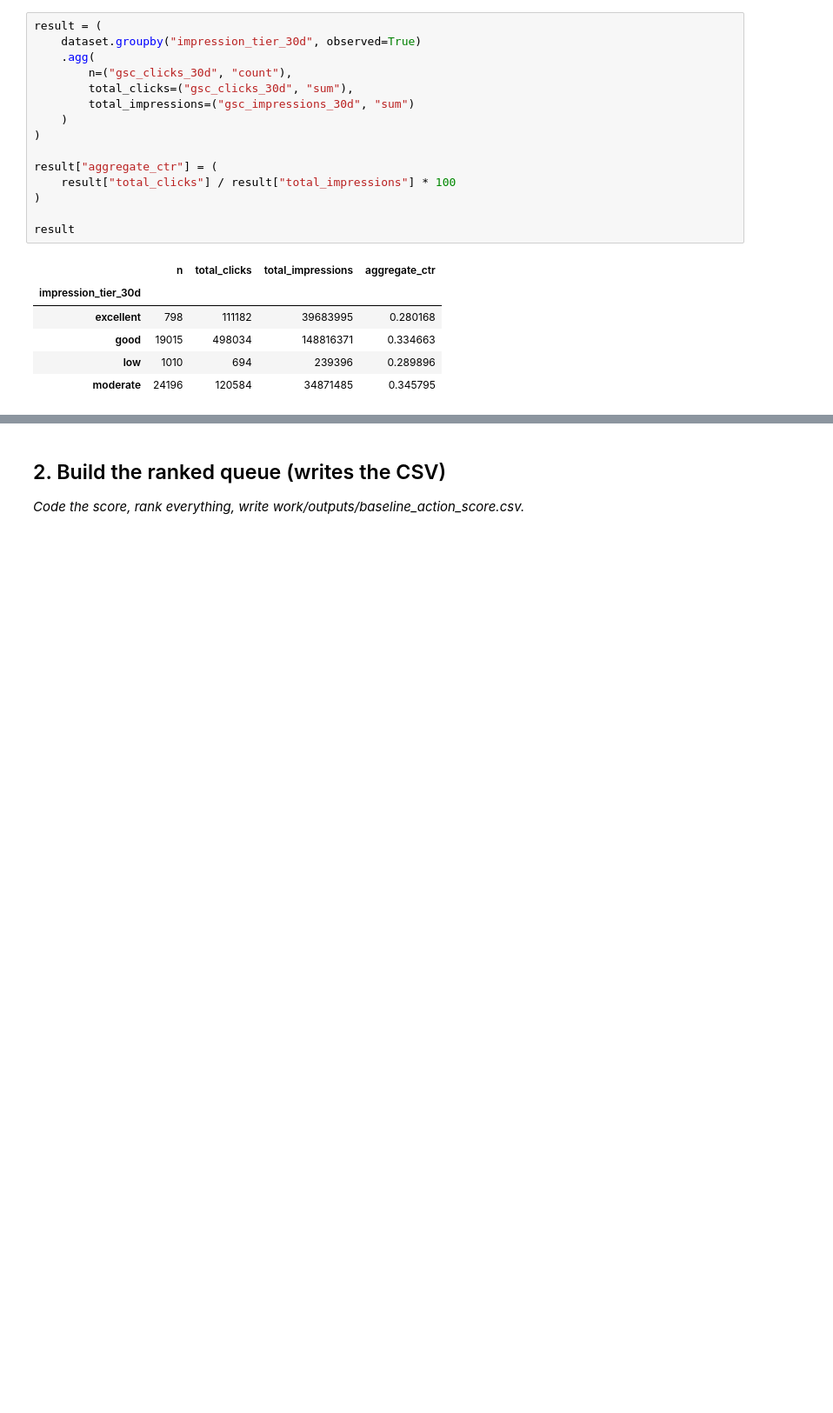
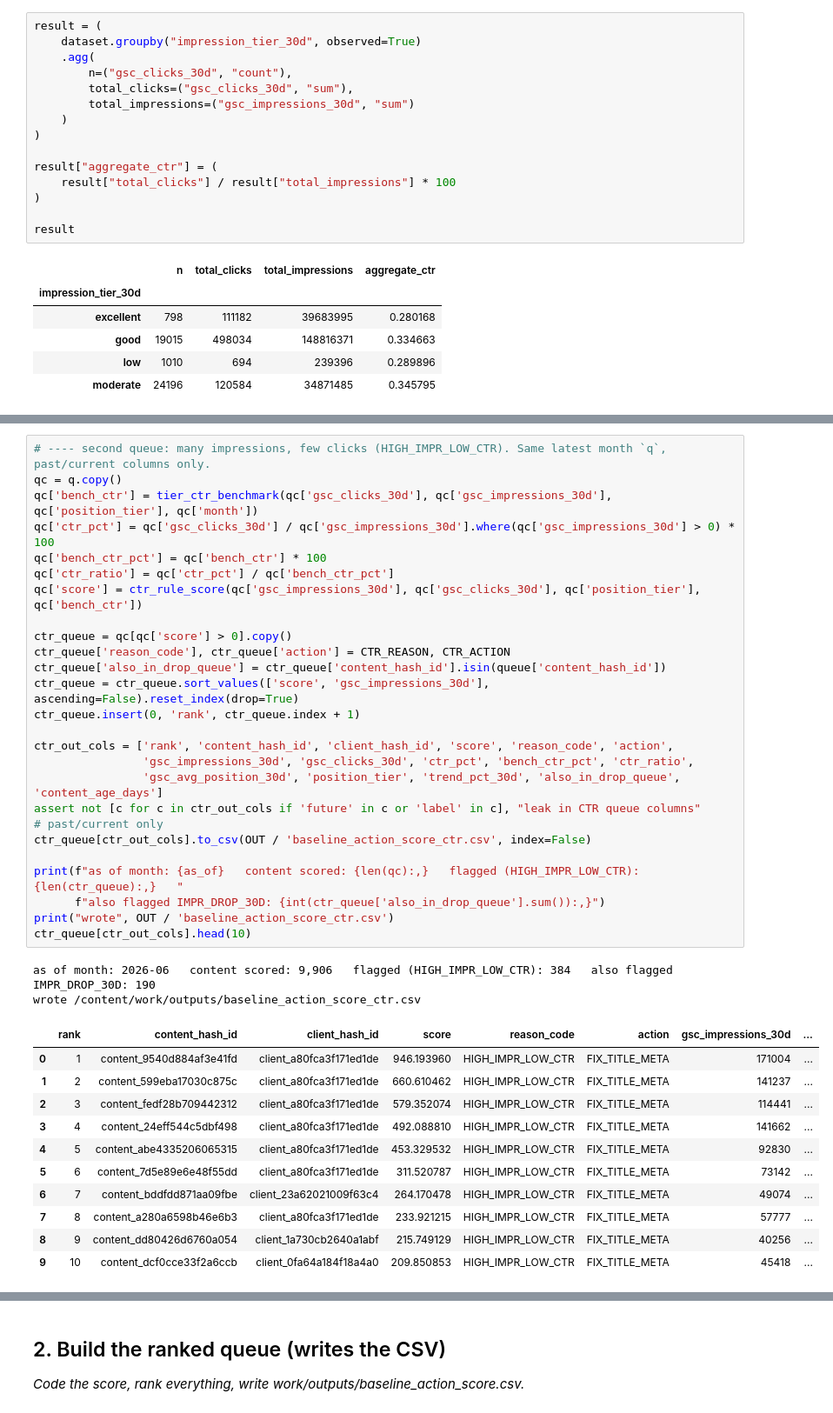
Before and after one commit to octane21/flyrank-internship-ML, a Jupyter notebook: work/notebooks/w04_baseline_score.ipynb, the cells around one changed output, grey strips where cells are left out. Shown at 87% size. Saved outputs shown, nothing was run; the diff lists cells and outputs as text; blank space fills up the shorter version.

```diff
--- a/work/notebooks/w04_baseline_score.ipynb
+++ b/work/notebooks/w04_baseline_score.ipynb
@@ -666,0 +744,39 @@ Two signals, one bucket table each (with `n`), one verdict each, plus a third si
+# %%
+# ---- second queue: many impressions, few clicks (HIGH_IMPR_LOW_CTR). Same latest month `q`, past/current columns only.
+qc = q.copy()
+qc['bench_ctr'] = tier_ctr_benchmark(qc['gsc_clicks_30d'], qc['gsc_impressions_30d'], qc['position_tier'], qc['month'])
+qc['ctr_pct'] = qc['gsc_clicks_30d'] / qc['gsc_impressions_30d'].where(qc['gsc_impressions_30d'] > 0) * 100
+qc['bench_ctr_pct'] = qc['bench_ctr'] * 100
+qc['ctr_ratio'] = qc['ctr_pct'] / qc['bench_ctr_pct']
+qc['score'] = ctr_rule_score(qc['gsc_impressions_30d'], qc['gsc_clicks_30d'], qc['position_tier'], qc['bench_ctr'])
+
+ctr_queue = qc[qc['score'] > 0].copy()
+ctr_queue['reason_code'], ctr_queue['action'] = CTR_REASON, CTR_ACTION
+ctr_queue['also_in_drop_queue'] = ctr_queue['content_hash_id'].isin(queue['content_hash_id'])
+ctr_queue = ctr_queue.sort_values(['score', 'gsc_impressions_30d'], ascending=False).reset_index(drop=True)
+ctr_queue.insert(0, 'rank', ctr_queue.index + 1)
+
+ctr_out_cols = ['rank', 'content_hash_id', 'client_hash_id', 'score', 'reason_code', 'action',
+                'gsc_impressions_30d', 'gsc_clicks_30d', 'ctr_pct', 'bench_ctr_pct', 'ctr_ratio',
+                'gsc_avg_position_30d', 'position_tier', 'trend_pct_30d', 'also_in_drop_queue', 'content_age_days']
+assert not [c for c in ctr_out_cols if 'future' in c or 'label' in c], "leak in CTR queue columns"     # past/current only
+ctr_queue[ctr_out_cols].to_csv(OUT / 'baseline_action_score_ctr.csv', index=False)
+
+print(f"as of month: {as_of}   content scored: {len(qc):,}   flagged (HIGH_IMPR_LOW_CTR): {len(ctr_queue):,}   "
+      f"also flagged IMPR_DROP_30D: {int(ctr_queue['also_in_drop_queue'].sum()):,}")
+print("wrote", OUT / 'baseline_action_score_ctr.csv')
+ctr_queue[ctr_out_cols].head(10)
+# %% [output]
+as of month: 2026-06   content scored: 9,906   flagged (HIGH_IMPR_LOW_CTR): 384   also flagged IMPR_DROP_30D: 190
+wrote /content/work/outputs/baseline_action_score_ctr.csv
+|  | rank | content_hash_id | client_hash_id | score | reason_code | action | gsc_impressions_30d | ... |
+| 0 | 1 | content_9540d884af3e41fd | client_a80fca3f171ed1de | 946.193960 | HIGH_IMPR_LOW_CTR | FIX_TITLE_META | 171004 | ... |
+| 1 | 2 | content_599eba17030c875c | client_a80fca3f171ed1de | 660.610462 | HIGH_IMPR_LOW_CTR | FIX_TITLE_META | 141237 | ... |
+| 2 | 3 | content_fedf28b709442312 | client_a80fca3f171ed1de | 579.352074 | HIGH_IMPR_LOW_CTR | FIX_TITLE_META | 114441 | ... |
+| 3 | 4 | content_24eff544c5dbf498 | client_a80fca3f171ed1de | 492.088810 | HIGH_IMPR_LOW_CTR | FIX_TITLE_META | 141662 | ... |
+| 4 | 5 | content_abe4335206065315 | client_a80fca3f171ed1de | 453.329532 | HIGH_IMPR_LOW_CTR | FIX_TITLE_META | 92830 | ... |
+| 5 | 6 | content_7d5e89e6e48f55dd | client_a80fca3f171ed1de | 311.520787 | HIGH_IMPR_LOW_CTR | FIX_TITLE_META | 73142 | ... |
+| 6 | 7 | content_bddfdd871aa09fbe | client_23a62021009f63c4 | 264.170478 | HIGH_IMPR_LOW_CTR | FIX_TITLE_META | 49074 | ... |
+| 7 | 8 | content_a280a6598b46e6b3 | client_a80fca3f171ed1de | 233.921215 | HIGH_IMPR_LOW_CTR | FIX_TITLE_META | 57777 | ... |
+| 8 | 9 | content_dd80426d6760a054 | client_1a730cb2640a1abf | 215.749129 | HIGH_IMPR_LOW_CTR | FIX_TITLE_META | 40256 | ... |
+| 9 | 10 | content_dcf0cce33f2a6ccb | client_0fa64a184f18a4a0 | 209.850853 | HIGH_IMPR_LOW_CTR | FIX_TITLE_META | 45418 | ... |
```
Also changed, not shown: parts of 13 cells of this notebook.
